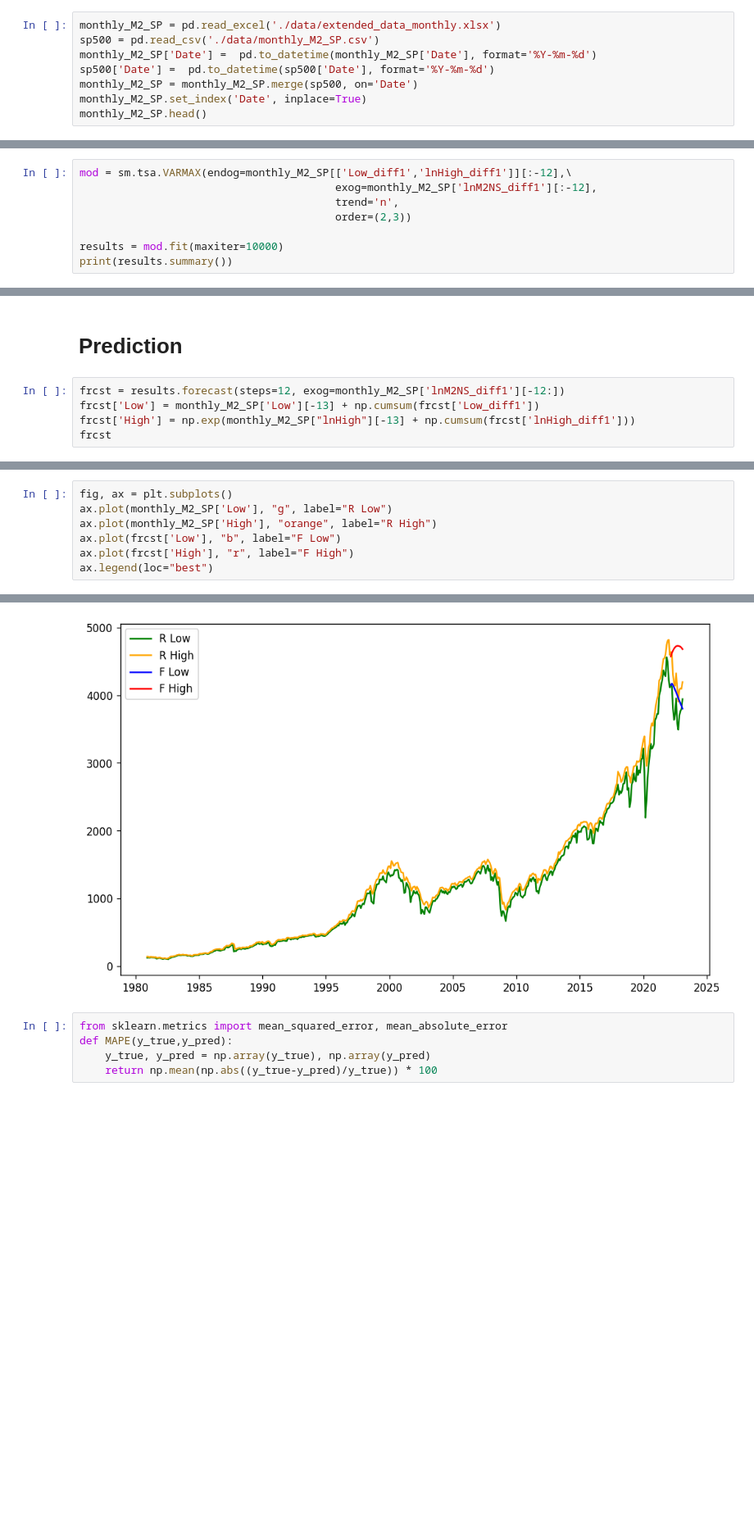
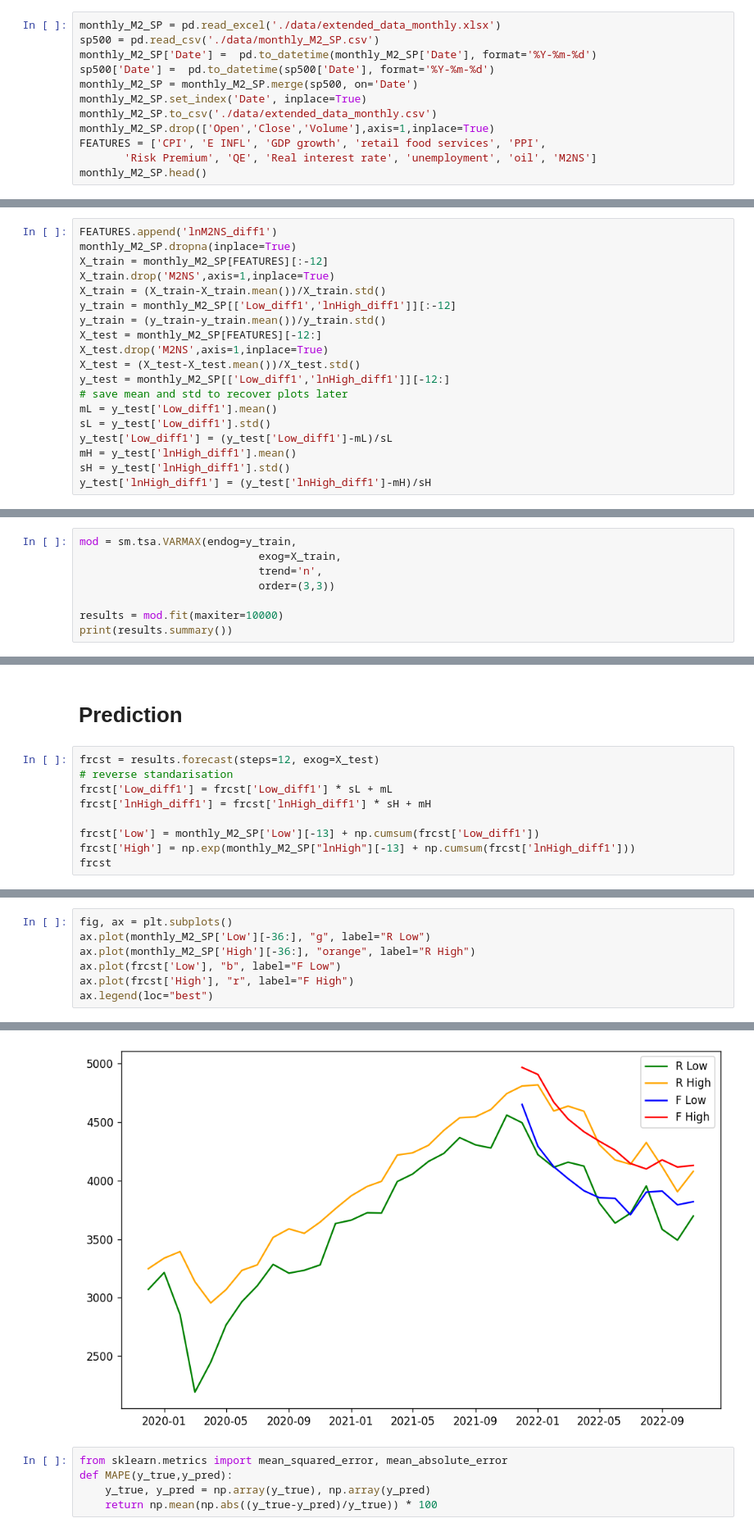
Before and after one commit to jtbandurski/WEC2023, a Jupyter notebook: VARMAX_extended_monthly.ipynb, the cells around one changed output, grey strips where cells are left out. Shown at 82% size. Cells and saved outputs as stored; diff of their text form; blank space fills up the shorter version.

Commit message:
varmax update

```diff
--- a/VARMAX_extended_monthly.ipynb
+++ b/VARMAX_extended_monthly.ipynb
@@ -19,6 +19,10 @@ monthly_M2_SP['Date'] =  pd.to_datetime(monthly_M2_SP['Date'], format='%Y-%m-%d'
 sp500['Date'] =  pd.to_datetime(sp500['Date'], format='%Y-%m-%d')
 monthly_M2_SP = monthly_M2_SP.merge(sp500, on='Date')
 monthly_M2_SP.set_index('Date', inplace=True)
+monthly_M2_SP.to_csv('./data/extended_data_monthly.csv')
+monthly_M2_SP.drop(['Open','Close','Volume'],axis=1,inplace=True)
+FEATURES = ['CPI', 'E INFL', 'GDP growth', 'retail food services', 'PPI',
+       'Risk Premium', 'QE', 'Real interest rate', 'unemployment', 'oil', 'M2NS']
 monthly_M2_SP.head()
 # %% [output]
 |  | CPI | E INFL | GDP growth | retail food services | PPI | Risk Premium | QE | ... |
@@ -498,2 +471,21 @@ M2 series should be converted to difference of logarithms in order to achieve st
+# %%
+FEATURES.append('lnM2NS_diff1')
+monthly_M2_SP.dropna(inplace=True)
+X_train = monthly_M2_SP[FEATURES][:-12]
+X_train.drop('M2NS',axis=1,inplace=True)
+X_train = (X_train-X_train.mean())/X_train.std()
+y_train = monthly_M2_SP[['Low_diff1','lnHigh_diff1']][:-12]
+y_train = (y_train-y_train.mean())/y_train.std()
+X_test = monthly_M2_SP[FEATURES][-12:]
+X_test.drop('M2NS',axis=1,inplace=True)
+X_test = (X_test-X_test.mean())/X_test.std()
+y_test = monthly_M2_SP[['Low_diff1','lnHigh_diff1']][-12:]
+# save mean and std to recover plots later
+mL = y_test['Low_diff1'].mean()
+sL = y_test['Low_diff1'].std()
+y_test['Low_diff1'] = (y_test['Low_diff1']-mL)/sL
+mH = y_test['lnHigh_diff1'].mean()
+sH = y_test['lnHigh_diff1'].std()
+y_test['lnHigh_diff1'] = (y_test['lnHigh_diff1']-mH)/sH
 # %% [markdown]
 # VARMAX
@@ -575,8 +563,8 @@ Basing on AIC we choose p=2 and q=3
 # %%
-mod = sm.tsa.VARMAX(endog=monthly_M2_SP[['Low_diff1','lnHigh_diff1']][:-12],\
-                                        exog=monthly_M2_SP['lnM2NS_diff1'][:-12],
-                                        trend='n',
-                                        order=(2,3))
+mod = sm.tsa.VARMAX(endog=y_train,
+                            exog=X_train,
+                            trend='n',
+                            order=(3,3))
 
 results = mod.fit(maxiter=10000)
 print(results.summary())
@@ -623,7 +611,11 @@ for table in results.summary().tables:
 # %% [markdown]
 # Prediction
 # %%
-frcst = results.forecast(steps=12, exog=monthly_M2_SP['lnM2NS_diff1'][-12:])
+frcst = results.forecast(steps=12, exog=X_test)
+# reverse standarisation
+frcst['Low_diff1'] = frcst['Low_diff1'] * sL + mL
+frcst['lnHigh_diff1'] = frcst['lnHigh_diff1'] * sH + mH
+
 frcst['Low'] = monthly_M2_SP['Low'][-13] + np.cumsum(frcst['Low_diff1'])
 frcst['High'] = np.exp(monthly_M2_SP["lnHigh"][-13] + np.cumsum(frcst['lnHigh_diff1']))
 frcst
@@ -654,13 +646,13 @@ ax.legend(loc="best")
 # %%
 fig, ax = plt.subplots()
-ax.plot(monthly_M2_SP['Low'], "g", label="R Low")
-ax.plot(monthly_M2_SP['High'], "orange", label="R High")
+ax.plot(monthly_M2_SP['Low'][-36:], "g", label="R Low")
+ax.plot(monthly_M2_SP['High'][-36:], "orange", label="R High")
 ax.plot(frcst['Low'], "b", label="F Low")
 ax.plot(frcst['High'], "r", label="F High")
 ax.legend(loc="best")
 # %% [output]
 <matplotlib.legend.Legend at 0x...>
-[figure, old version]
+[figure, new version]
 # %%
 from sklearn.metrics import mean_squared_error, mean_absolute_error
 def MAPE(y_true,y_pred):
```
Also changed, not shown: parts of 26 cells of this notebook, 1 other file.
